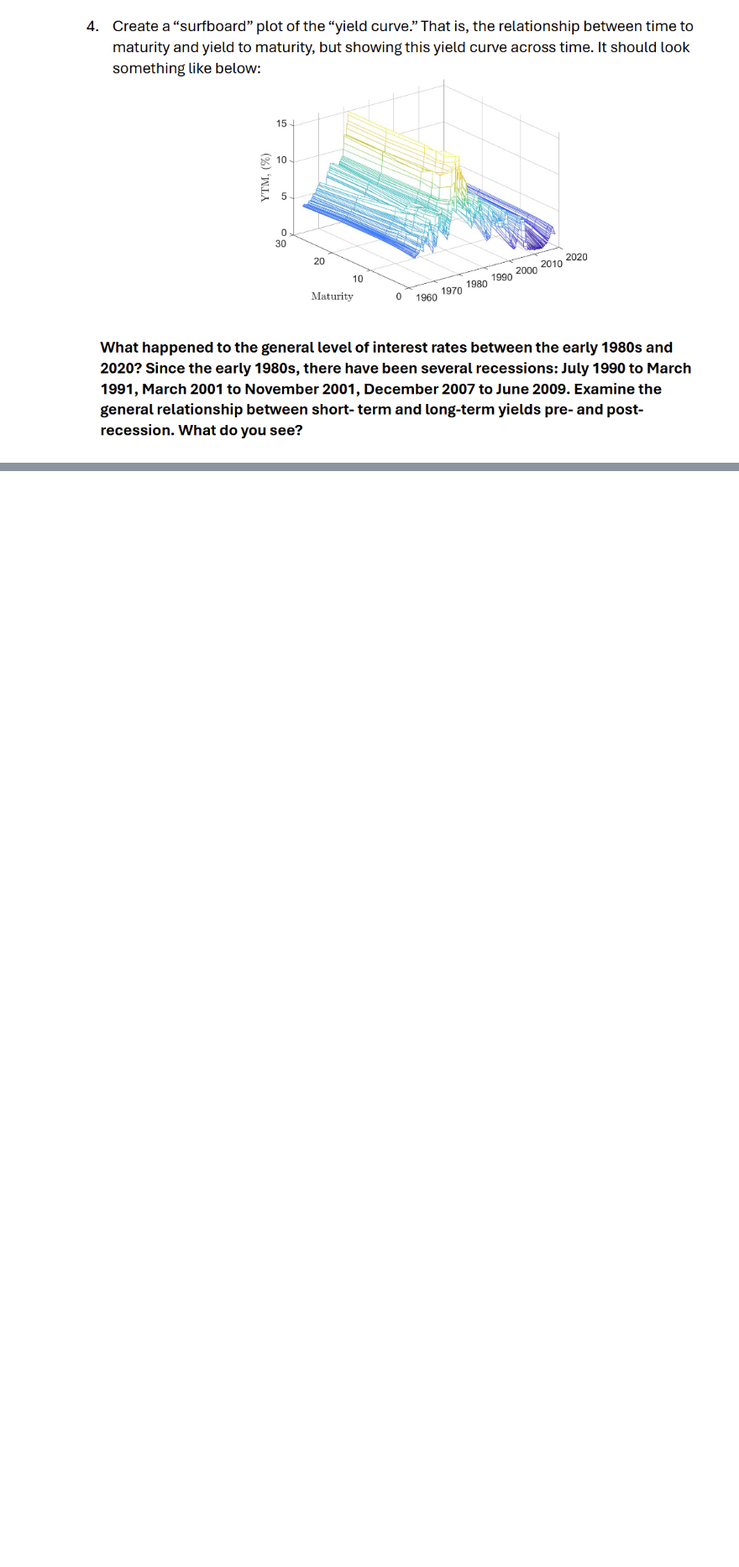
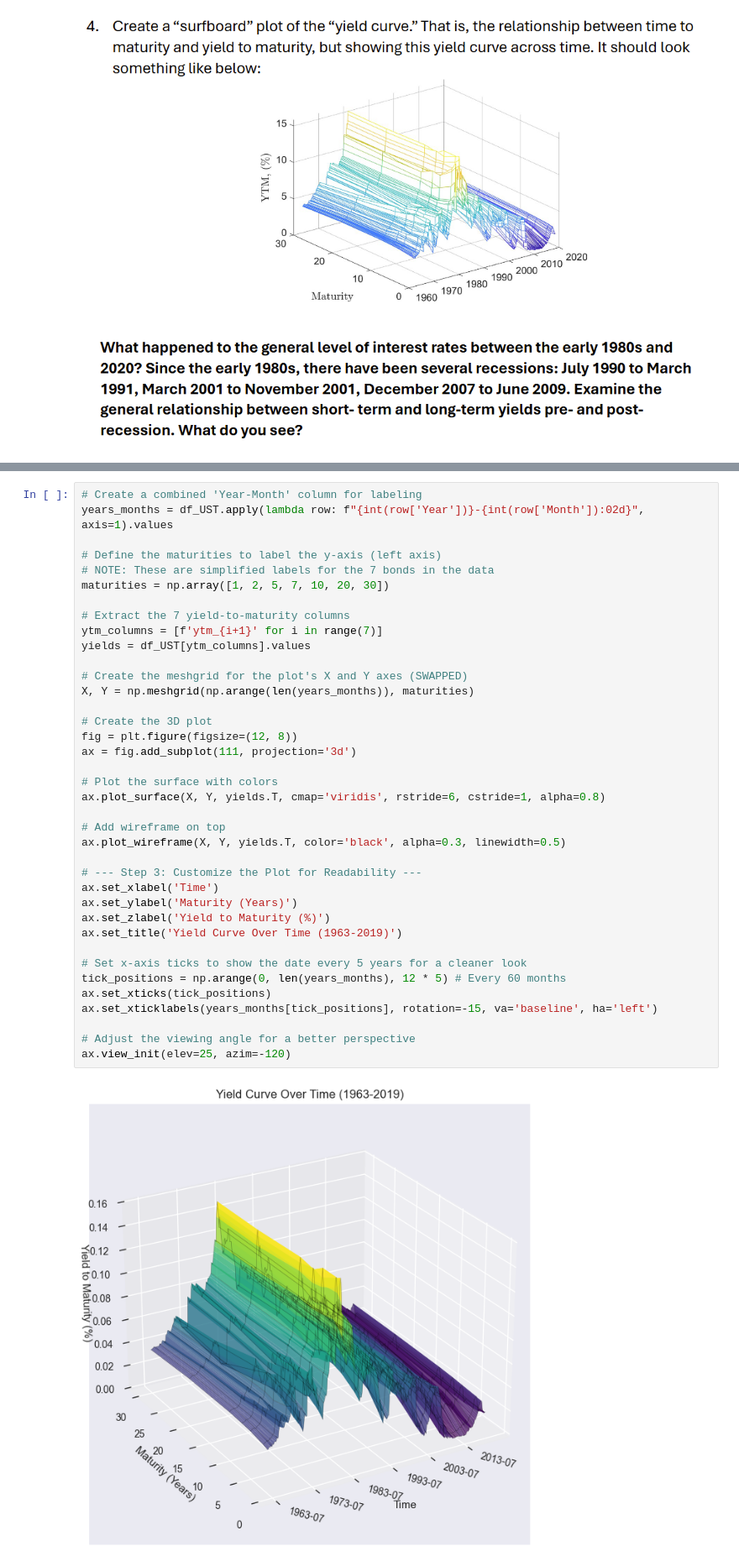
Before and after one commit to rohilahuja3/MSF_Econometric_Lab, a Jupyter notebook: Week4/Week4.ipynb, the cells around one changed output, grey strips where cells are left out. Shown at 84% size. Cells and saved outputs as stored; diff of their text form; blank space fills up the shorter version.

```diff
--- a/Week4/Week4.ipynb
+++ b/Week4/Week4.ipynb
@@ -775,0 +153,40 @@ KeyError: np.int64(7)
+# %%
+# Create a combined 'Year-Month' column for labeling
+years_months = df_UST.apply(lambda row: f"{int(row['Year'])}-{int(row['Month']):02d}", axis=1).values
+
+# Define the maturities to label the y-axis (left axis)
+# NOTE: These are simplified labels for the 7 bonds in the data
+maturities = np.array([1, 2, 5, 7, 10, 20, 30])
+
+# Extract the 7 yield-to-maturity columns
+ytm_columns = [f'ytm_{i+1}' for i in range(7)]
+yields = df_UST[ytm_columns].values
+
+# Create the meshgrid for the plot's X and Y axes (SWAPPED)
+X, Y = np.meshgrid(np.arange(len(years_months)), maturities)
+
+# Create the 3D plot
+fig = plt.figure(figsize=(12, 8))
+ax = fig.add_subplot(111, projection='3d')
+
+# Plot the surface with colors
+ax.plot_surface(X, Y, yields.T, cmap='viridis', rstride=6, cstride=1, alpha=0.8)
+
+# Add wireframe on top
+ax.plot_wireframe(X, Y, yields.T, color='black', alpha=0.3, linewidth=0.5)
+
+# --- Step 3: Customize the Plot for Readability ---
+ax.set_xlabel('Time')
+ax.set_ylabel('Maturity (Years)')
+ax.set_zlabel('Yield to Maturity (%)')
+ax.set_title('Yield Curve Over Time (1963-2019)')
+
+# Set x-axis ticks to show the date every 5 years for a cleaner look
+tick_positions = np.arange(0, len(years_months), 12 * 5) # Every 60 months
+ax.set_xticks(tick_positions)
+ax.set_xticklabels(years_months[tick_positions], rotation=-15, va='baseline', ha='left')
+
+# Adjust the viewing angle for a better perspective
+ax.view_init(elev=25, azim=-120)
+# %% [output]
+[figure, added]
```
Also changed, not shown: parts of 21 cells of this notebook, 7 other files.
